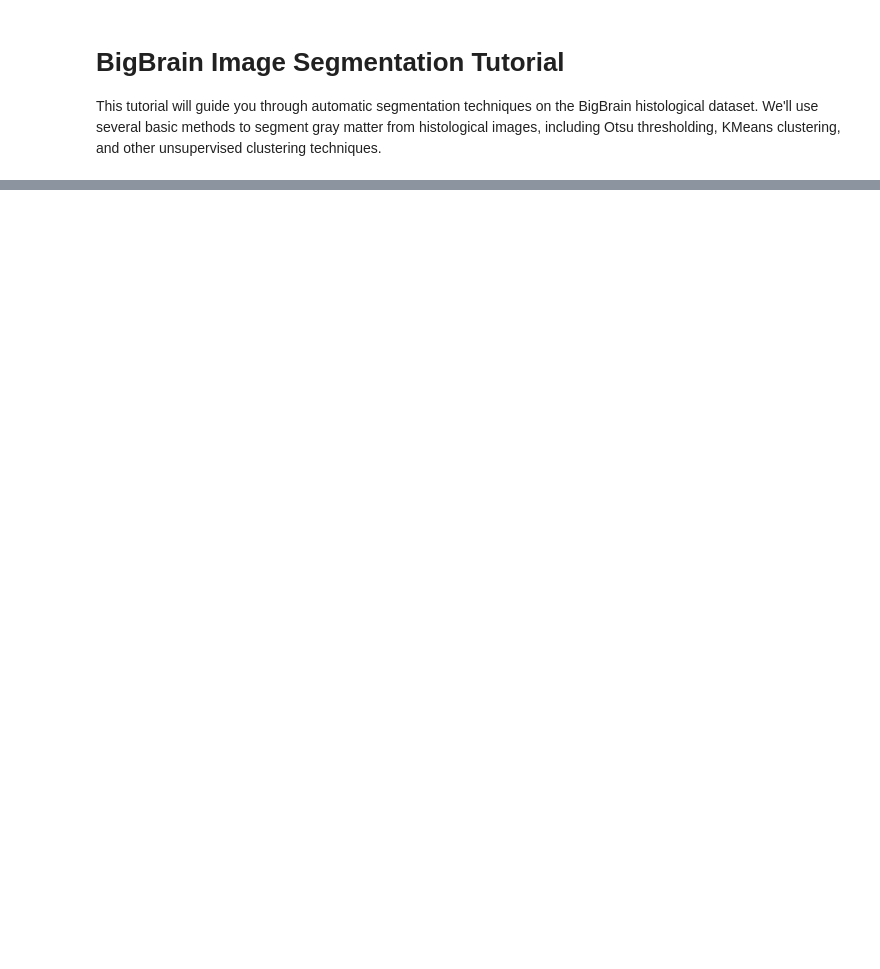
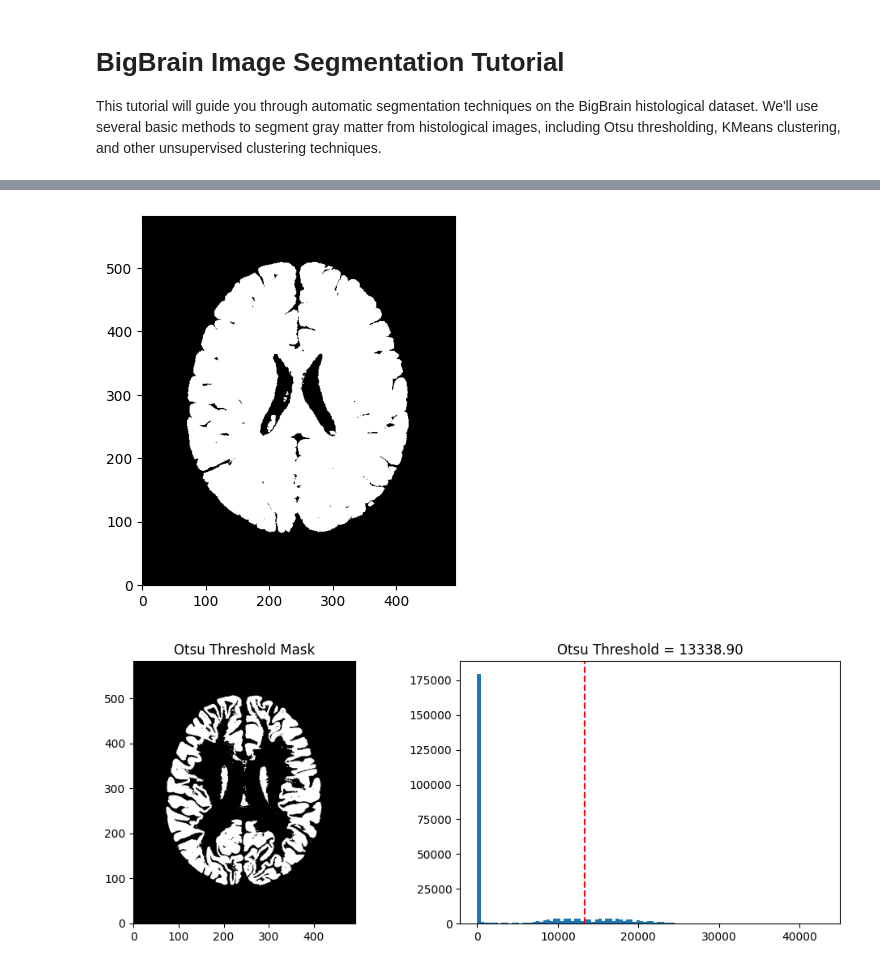
Before and after one commit to tfunck/hacking_hour, a Jupyter notebook: notebooks/bigbrain_segmentation_demo.ipynb, the cells around one changed output, grey strips where cells are left out. Cells and saved outputs as stored; diff of their text form; code cells hidden in the pictures; blank space fills up the shorter version.

```diff
--- a/notebooks/bigbrain_segmentation_demo.ipynb
+++ b/notebooks/bigbrain_segmentation_demo.ipynb
@@ -35,12 +35,12 @@ data_dir = "bigbrain_data"
 os.makedirs(data_dir, exist_ok=True)
 
 # URLs of the BigBrain volume and segmentation
-volume_url = "https://ftp.bigbrainproject.org/bigbrain-ftp/BigBrainRelease.2015/3D_Volumes/MNI-ICBM152_Space/nii/full8_200um_2009b_sym.nii.gz"
-seg_url = "https://ftp.bigbrainproject.org/bigbrain-ftp/BigBrainRelease.2015/3D_Classified_Volumes/MNI-ICBM152_Space/nii/full_cls_200um_2009b_sym.nii.gz"
+volume_url = "https://ftp.bigbrainproject.org/bigbrain-ftp/BigBrainRelease.2015/3D_Volumes/MNI-ICBM152_Space/nii/full8_400um_2009b_sym.nii.gz"
+seg_url = "https://ftp.bigbrainproject.org/bigbrain-ftp/BigBrainRelease.2015/3D_Classified_Volumes/MNI-ICBM152_Space/nii/full_cls_400um_2009b_sym.nii.gz"
 
 # Paths to save the files locally
-volume_path = os.path.join(data_dir, "full8_200um_2009b_sym.nii.gz")
-seg_path = os.path.join(data_dir, "full_cls_200um_2009b_sym.nii.gz")
+volume_path = os.path.join(data_dir, "full8_400um_2009b_sym.nii.gz")
+seg_path = os.path.join(data_dir, "full_cls_400um_2009b_sym.nii.gz")
 
 # Download the files
 download_file(volume_url, volume_path)
@@ -54,6 +57,10 @@ seg = nib.load(seg_path)
 img_data = img.get_fdata()
 seg_data = seg.get_fdata()
 
+img_data = img_data.max() - img_data
+
+print(img_data)
+
 # Print shape to understand dimensions (should be 3D)
 print("Histology Image shape:", img_data.shape)
 print("Segmentation shape:", seg_data.shape)
@@ -76,26 +104,36 @@ plt.show()
 # %%
 # Normalize the slice intensity to the range [0, 1]
 slice_img = img_data[:, :, slice_idx]
-slice_img_norm = exposure.rescale_intensity(slice_img, out_range=(0, 1))
+slice_img_norm = slice_img
+#slice_img_norm = exposure.rescale_intensity(slice_img, out_range=(0, 1))
 
 # Apply Otsu thresholding to find an intensity threshold
-otsu_thresh = threshold_otsu(slice_img_norm)
+
+pixels_greater_than_zero = slice_img_norm > 0
+
+plt.imshow(pixels_greater_than_zero.T, cmap='gray', origin='lower')
+plt.show()
+
+otsu_thresh = threshold_otsu(slice_img_norm[ pixels_greater_than_zero])
 
 # Create a binary mask using the threshold
 otsu_mask = slice_img_norm > otsu_thresh
 
 # Show the result
 plt.figure(figsize=(10, 4))
 plt.subplot(1, 2, 1)
 plt.title("Otsu Threshold Mask")
 plt.imshow(otsu_mask.T, cmap='gray', origin='lower')
 
 plt.subplot(1, 2, 2)
 plt.hist(slice_img_norm.ravel(), bins=100)
 plt.axvline(otsu_thresh, color='r', linestyle='--')
 plt.title(f"Otsu Threshold = {otsu_thresh:.2f}")
 plt.tight_layout()
 plt.show()
+# %% [output]
+[figure, added]
+[figure, added]
 # %%
 # Reshape the image into a 2D array of pixel intensities
 flat_img = slice_img_norm.ravel().reshape(-1, 1)
```
Also changed, not shown: parts of 6 cells of this notebook.
